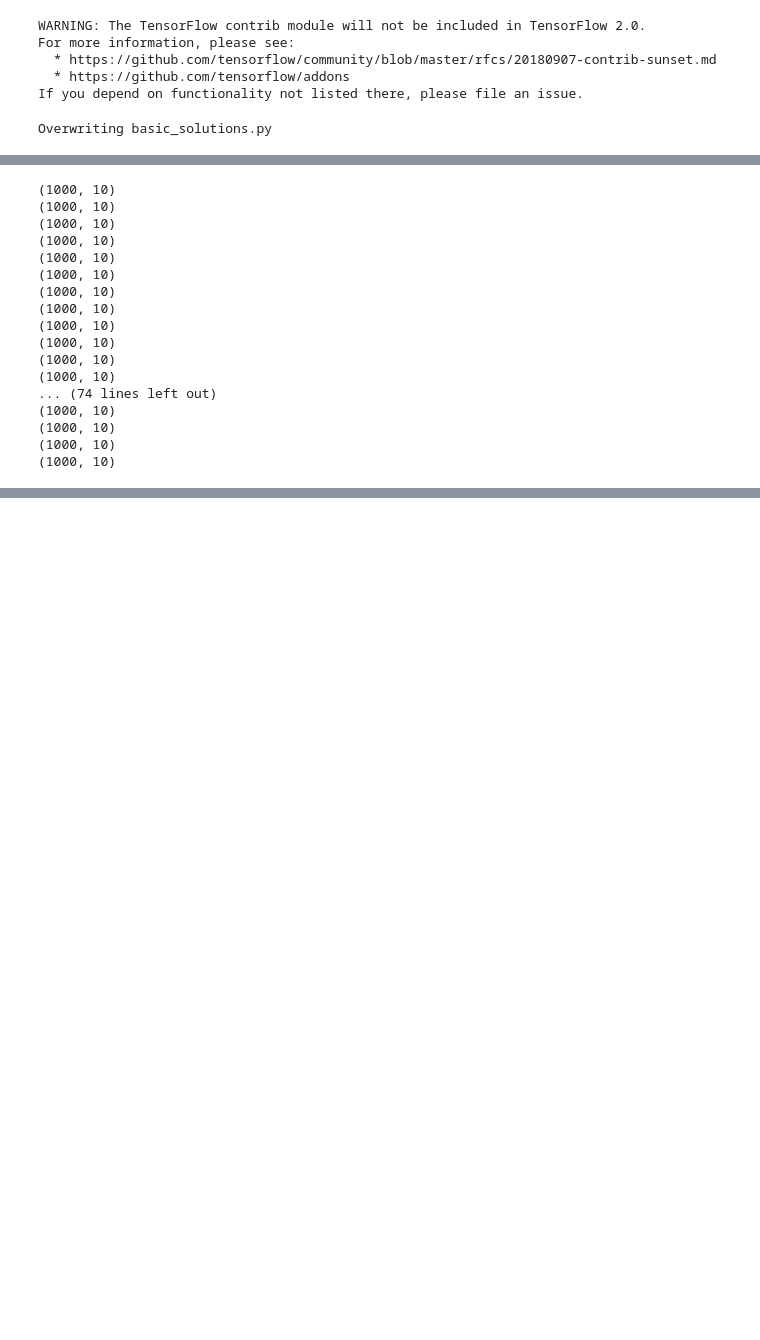
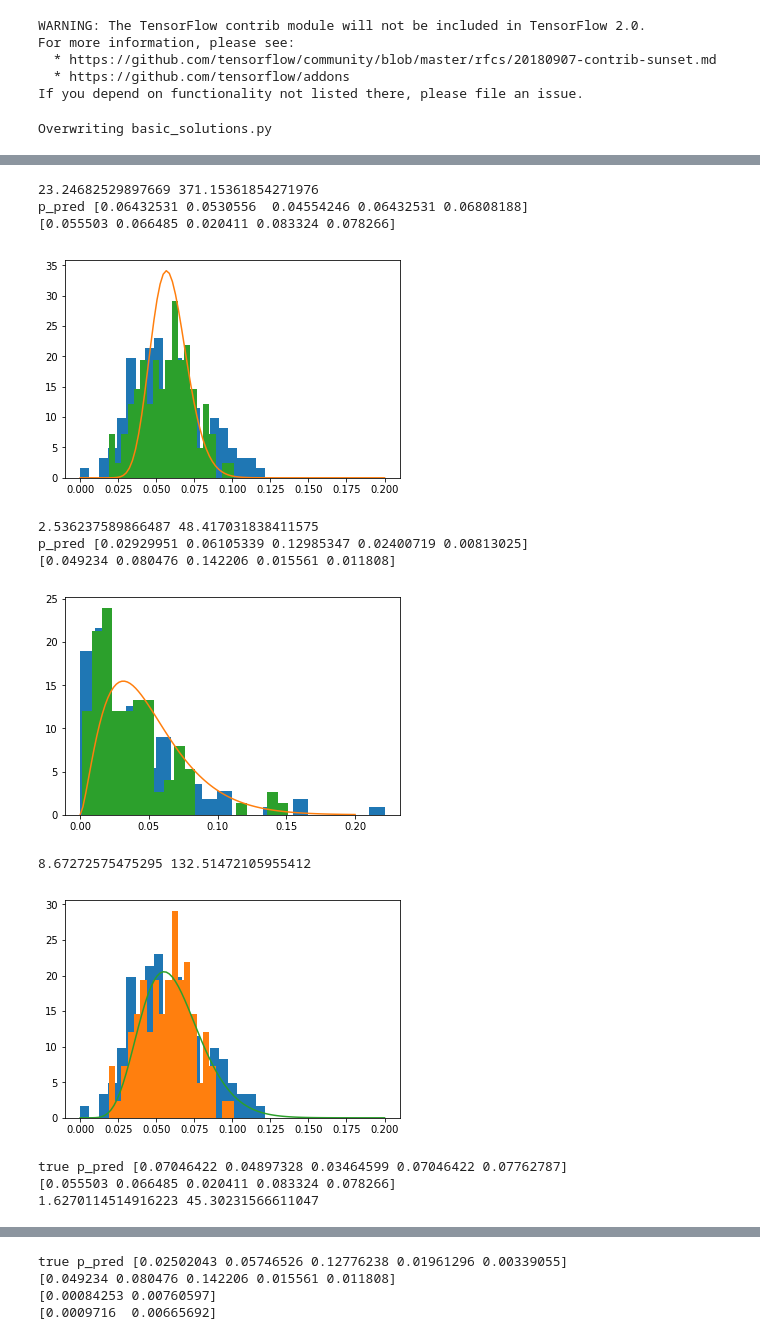
Before and after one commit to AndreyPopovkin/bachelor, a Jupyter notebook: methods_and_compare_generation.ipynb, the cells around one changed output, grey strips where cells are left out. Saved outputs shown, nothing was run; the diff lists cells and outputs as text; code cells hidden in the pictures; blank space fills up the shorter version.

```diff
--- a/methods_and_compare_generation.ipynb
+++ b/methods_and_compare_generation.ipynb
@@ -203,7 +228,7 @@ def modified_calibration_curve_solution(train, val, L):
 # %%
 def evaluate_compare(solutions, ds, plot=False, labels=[], best=True):
     llps = [[] for _ in solutions]
-    print (ds.train_data.shape)
+    #print (ds.train_data.shape)
     for t_id in (range(ds.train_data.shape[0])):
         for i, solution in enumerate(solutions):
             score = evaluate(solution, ds.train_data[t_id], ds.val_data[t_id], ds.ideal[t_id], ds.L)
@@ -216,7 +241,15 @@ def evaluate_compare(solutions, ds, plot=False, labels=[], best=True):
         labels.append("true")
         for t_id in range(ds.train_data.shape[0]):
             train = ds.train_data[t_id] + ds.val_data[t_id]
+            print (ds.alpha0[t_id], ds.beta0[t_id])
+            plt.hist(train / ds.L / 2, bins=20, density=True)
+            plt.hist(ds.ideal[t_id] / 1e6, bins=20, density=True)
+            space = np.linspace(0, .2, 100)
+            plt.plot(space, sps.beta(ds.alpha0[t_id], ds.beta0[t_id]).pdf(space))
+            plt.show()
             p_pred = bayesian_solve(ds.alpha0[t_id], ds.beta0[t_id], train, 2 * ds.L)
+            print ("true p_pred", p_pred[:5])
+            print (ds.ideal[t_id][:5] / 1e6)
             llps[-1].append(calc_llp(p_pred, train, ds.ideal[t_id], 2 * ds.L))
 
 
@@ -233,6 +266,7 @@ def evaluate_compare(solutions, ds, plot=False, labels=[], best=True):
 
     for solution_scores in llps:
         sc = np.array(solution_scores)
+        print (sc)
         ans.append((sc[good].mean(), good.sum()))
         min_ = min(min_, sc[good].min())
         max_ = max(max_, sc[good].max())
@@ -249,36 +283,32 @@ def evaluate_compare(solutions, ds, plot=False, labels=[], best=True):
 
     return ans
 # %%
-L = 30
-n = 10
+L = 70
+n = 100
 
 ers = []
-for i in tqdm(range(100)):
+for i in tqdm(range(1)):
     ans = evaluate_compare([
-            max_loglike_solution,
             calibration_curve_solution,
-        ], DataSet(1000, n, L, random_seed=i), False, [
-            'max_loglike_on_val', 'calibration_curve'
-        ], False)
+        ], DataSet(2, n, L, random_seed=i), False, [
+            'calibration_curve'
+        ], True)
     #for i in range(len(ans)):
     #    print (ans[i])
     ers.append([ans[0][0], ans[1][0]])
+ers = np.array(ers)
 # %% [output]
 [interactive output not drawn]
-(1000, 10)
-(1000, 10)
-(1000, 10)
-(1000, 10)
-(1000, 10)
-(1000, 10)
-(1000, 10)
-(1000, 10)
-(1000, 10)
-(1000, 10)
-(1000, 10)
-(1000, 10)
-... (74 lines left out)
-(1000, 10)
-(1000, 10)
-(1000, 10)
-(1000, 10)
+23.24682529897669 371.15361854271976
+p_pred [0.06432531 0.0530556  0.04554246 0.06432531 0.06808188]
+[0.055503 0.066485 0.020411 0.083324 0.078266]
+[figure, added]
+2.536237589866487 48.417031838411575
+p_pred [0.02929951 0.06105339 0.12985347 0.02400719 0.00813025]
+[0.049234 0.080476 0.142206 0.015561 0.011808]
+[figure, added]
+8.67272575475295 132.51472105955412
+[figure, added]
+true p_pred [0.07046422 0.04897328 0.03464599 0.07046422 0.07762787]
+[0.055503 0.066485 0.020411 0.083324 0.078266]
+1.6270114514916223 45.30231566611047
@@ -285,3 +316,7 @@ for i in tqdm(range(100)):
+true p_pred [0.02502043 0.05746526 0.12776238 0.01961296 0.00339055]
+[0.049234 0.080476 0.142206 0.015561 0.011808]
+[0.00084253 0.00760597]
+[0.0009716  0.00665692]
 # %%
 ers = np.array(ers)
 plt.figure(figsize=(16, 5))
```
Also changed, not shown: parts of 9 cells of this notebook, 3 other files.
